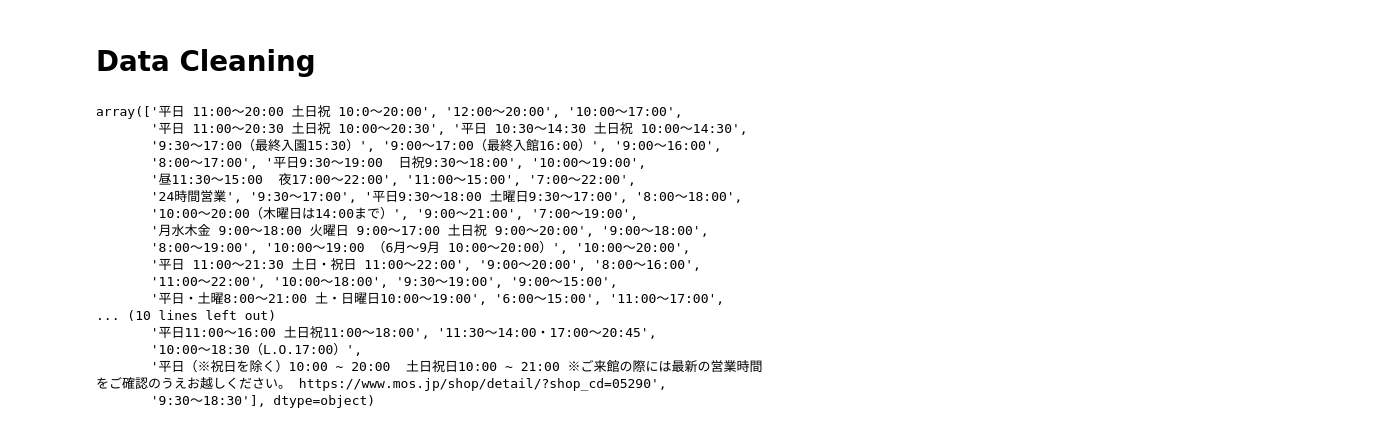
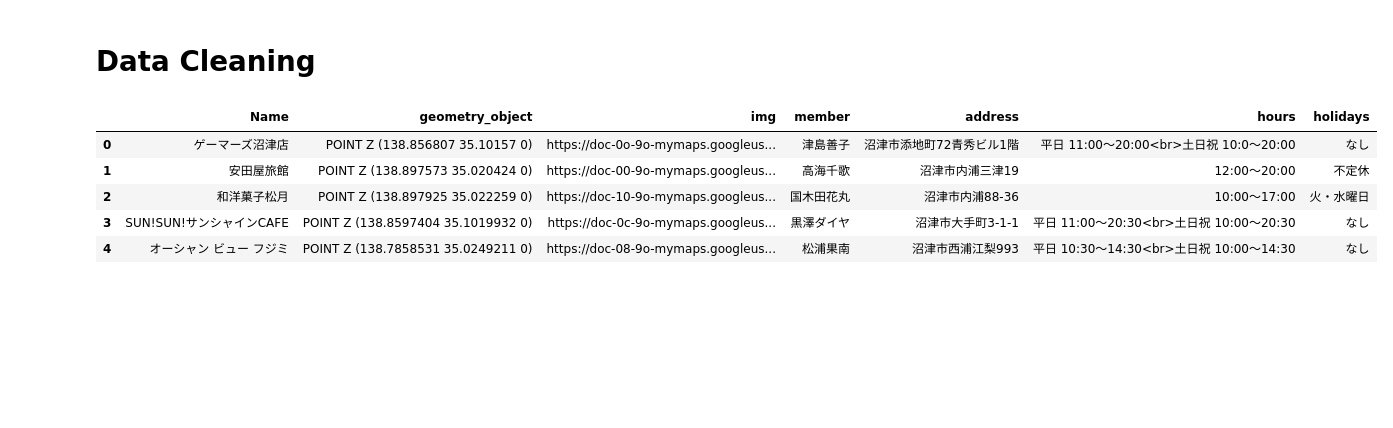
Before and after one commit to xkeeja/lovelive-machiaruki, a Jupyter notebook: nb/nb.ipynb, the cells around one changed output. Saved outputs shown, nothing was run; the diff lists cells and outputs as text; code cells hidden in the pictures; blank space fills up the shorter version.

```diff
--- a/nb/nb.ipynb
+++ b/nb/nb.ipynb
@@ -85,7 +85,7 @@ def df_clean(df):
         .apply(lambda x: x.rstrip('<br>').strip())\
         .str.replace('\u3000', '')\
         .str.replace('：', ':')\
-        .str.replace(' ～ ', '～')\
+        .str.replace('~', '～').str.replace(' ～ ', '～')\
         .str.replace('<br>', ' ')
     # df[['hours_wkdy', 'hours_wknd']] = df['hours'].str.split('<br>', expand=True).iloc[:,:2]
 
@@ -101,25 +101,14 @@ def df_clean(df):
     return df
 # %%
 t_clean = df_clean(t)
-t_clean.hours.unique()
+t_clean.head()
 # %% [output]
-array(['平日 11:00～20:00 土日祝 10:0～20:00', '12:00～20:00', '10:00～17:00',
-       '平日 11:00～20:30 土日祝 10:00～20:30', '平日 10:30～14:30 土日祝 10:00～14:30',
-       '9:30～17:00（最終入園15:30）', '9:00～17:00（最終入館16:00）', '9:00～16:00',
-       '8:00～17:00', '平日9:30～19:00  日祝9:30～18:00', '10:00～19:00',
-       '昼11:30～15:00  夜17:00～22:00', '11:00～15:00', '7:00～22:00',
-       '24時間営業', '9:30～17:00', '平日9:30～18:00 土曜日9:30～17:00', '8:00～18:00',
-       '10:00～20:00（木曜日は14:00まで）', '9:00～21:00', '7:00～19:00',
-       '月水木金 9:00～18:00 火曜日 9:00～17:00 土日祝 9:00～20:00', '9:00～18:00',
-       '8:00～19:00', '10:00～19:00 （6月～9月 10:00～20:00）', '10:00～20:00',
-       '平日 11:00～21:30 土日・祝日 11:00～22:00', '9:00～20:00', '8:00～16:00',
-       '11:00～22:00', '10:00～18:00', '9:30～19:00', '9:00～15:00',
-       '平日・土曜8:00～21:00 土・日曜日10:00～19:00', '6:00～15:00', '11:00～17:00',
-... (10 lines left out)
-       '平日11:00～16:00 土日祝11:00～18:00', '11:30～14:00・17:00～20:45',
-       '10:00～18:30（L.O.17:00）',
-       '平日（※祝日を除く）10:00 ~ 20:00  土日祝日10:00 ~ 21:00 ※ご来館の際には最新の営業時間をご確認のうえお越しください。 https://www.mos.jp/shop/detail/?shop_cd=05290',
-       '9:30～18:30'], dtype=object)
+|  | Name | geometry_object | img | member | address | hours | holidays |
+| 0 | ゲーマーズ沼津店 | POINT Z (138.856807 35.10157 0) | https://doc-0o-9o-mymaps.googleus... | 津島善子 | 沼津市添地町72青秀ビル1階 | 平日 11:00～20:00<br>土日祝 10:0～20:00 | なし |
+| 1 | 安田屋旅館 | POINT Z (138.897573 35.020424 0) | https://doc-00-9o-mymaps.googleus... | 高海千歌 | 沼津市内浦三津19 | 12:00～20:00 | 不定休 |
+| 2 | 和洋菓子松月 | POINT Z (138.897925 35.022259 0) | https://doc-10-9o-mymaps.googleus... | 国木田花丸 | 沼津市内浦88-36 | 10:00～17:00 | 火・水曜日 |
+| 3 | SUN!SUN!サンシャインCAFE | POINT Z (138.8597404 35.1019932 0) | https://doc-0c-9o-mymaps.googleus... | 黒澤ダイヤ | 沼津市大手町3-1-1 | 平日 11:00～20:30<br>土日祝 10:00～20:30 | なし |
+| 4 | オーシャン ビュー フジミ | POINT Z (138.7858531 35.0249211 0) | https://doc-08-9o-mymaps.googleus... | 松浦果南 | 沼津市西浦江梨993 | 平日 10:30～14:30<br>土日祝 10:00～14:30 | なし |
 # %%
 import plotly.express as px
 
```
Also changed, not shown: 1 other file.
